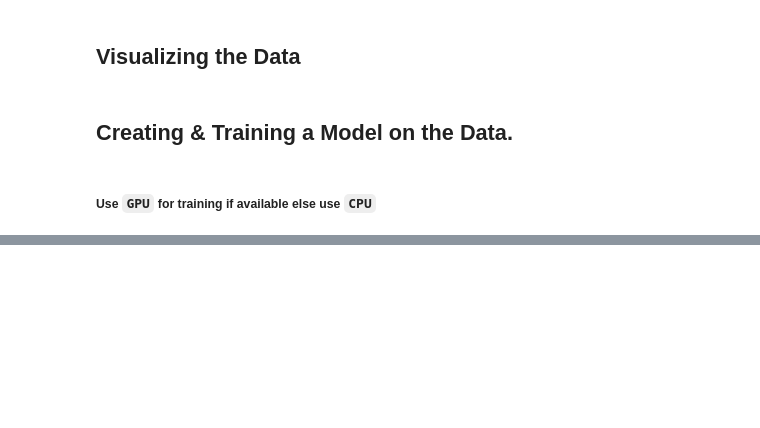
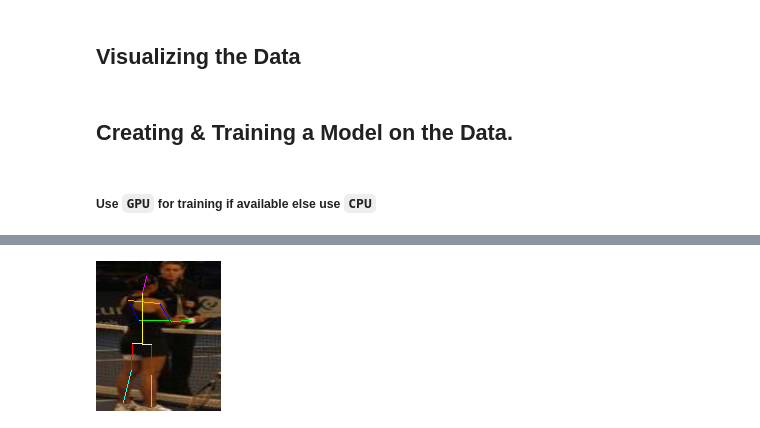
Before and after one commit to Its-Shivanshu-Sharma/HumanPoseDetection, a Jupyter notebook: HumanPoseDetection.ipynb, the cells around one changed output, grey strips where cells are left out. Cells and saved outputs as stored; diff of their text form; code cells hidden in the pictures; blank space fills up the shorter version.

```diff
--- a/HumanPoseDetection.ipynb
+++ b/HumanPoseDetection.ipynb
@@ -210,23 +257,28 @@ img_size = (3, 150, 125)
 img_mean = [0.485, 0.456, 0.406]
 img_std = [0.229, 0.224, 0.225]
 # %%
-transforms = {
+data_transforms = {
     "train": nn.Sequential(
         T.Resize(img_size[1:]),
         T.Normalize(img_mean, img_std),
     ),
     "val": nn.Sequential(
         T.Resize(img_size[1:]),
-        T.Normalize(img_mean, img_std),
+        # T.Normalize(img_mean, img_std),
     ),
 }
+# %%
+target_transforms = {
+    "train": partial(transform_coordinates, new_size=img_size[1:]),
+    "val": partial(transform_coordinates, new_size=img_size[1:]),
+}
 # %%
 datasets = {
     phase: PoseDataset(
         annotations=annotations[phase],
         img_dir=root / "images",
-        transform=transforms[phase],
-        target_transform=transform_coords,
+        transform=data_transforms[phase],
+        target_transform=target_transforms[phase],
     )
     for phase in ["train", "val"]
 }
@@ -300,7 +354,7 @@ def annotate_image(img, pts, mapping, relations):
     Parameters:
     -----------
     - img (torch.Tensor) - Image in (C,H,W) format. Color-scheme = (R,G,B).
-    - pts (array-like) - Points to use for annotating lines.
+    - pts (1d array or tensor) - Points to use for annotating lines.
     - mapping (dict-like) - Mapping from joint name to joint number.
     - relations (list) - List containing tuples defining which points to join &
                          with what color.
@@ -311,21 +365,27 @@ def annotate_image(img, pts, mapping, relations):
     # Change image from RBG to BGR (& change to np ndarray to show img)
     img = torch.stack((img[:, :, 2], img[:, :, 1], img[:, :, 0]), dim=2).numpy()
 
+    # Change `pts` into a 2d tensor/array
+    pts = pts.reshape(-1, 2)
+
     # Calculate the coordinates for the `hip line` from coordinates of the
     # `right hip` & the `left hip`
     rhip = mapping.get("right hip")
     lhip = mapping.get("left hip")
     # Use floor divison to get integer coordinates (for annotating images)
-    hipline_coords = (pts[rhip] + pts[lhip]) // 2
+    hipline_coordinates = (pts[rhip] + pts[lhip]) / 2
+    # Change the `hipline_coords` to int (required for annotating the images)
+    # And store the coordinates in a tuple instead of a tensor (also required)
+    hipline_coordinates = tuple(map(int, hipline_coordinates))
 
     for j1, j2, color in relations:
         pt1 = mapping.get(j1, None)
         pt2 = mapping.get(j2, None)
         # Convert coordinates to `int` for annotating the image
         # For "hip line" `pt1` or `pt2` will be equal `None` so we set it
-        # equal to the above calculated `hipline_coords`
-        pt1 = tuple(map(int, pts[pt1])) if pt1 is not None else hipline_coords
-        pt2 = tuple(map(int, pts[pt2])) if pt2 is not None else hipline_coords
+        # equal to the above calculated `hipline_coordinates`
+        pt1 = tuple(map(int, pts[pt1])) if pt1 is not None else hipline_coordinates
+        pt2 = tuple(map(int, pts[pt2])) if pt2 is not None else hipline_coordinates
         # Annotate the image
         cv2.line(img, pt1, pt2, color=color)
     cv2_imshow(img)
@@ -481,0 +542,5 @@ from torch.optim import Adam
+# %%
+img, pts = datasets["val"][0]
+annotate_image(img, pts, joints_map, joints_relations)
+# %% [output]
+[figure, added]
```
Also changed, not shown: parts of 20 cells of this notebook.
